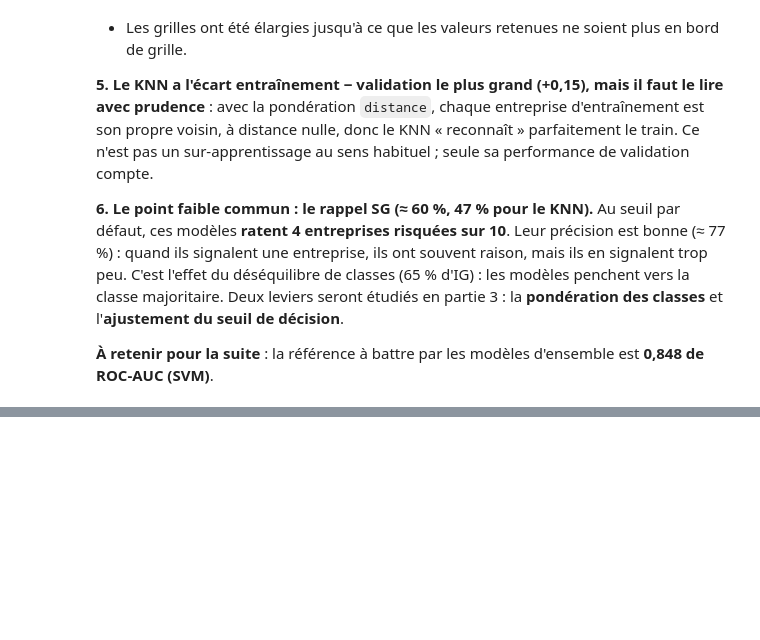
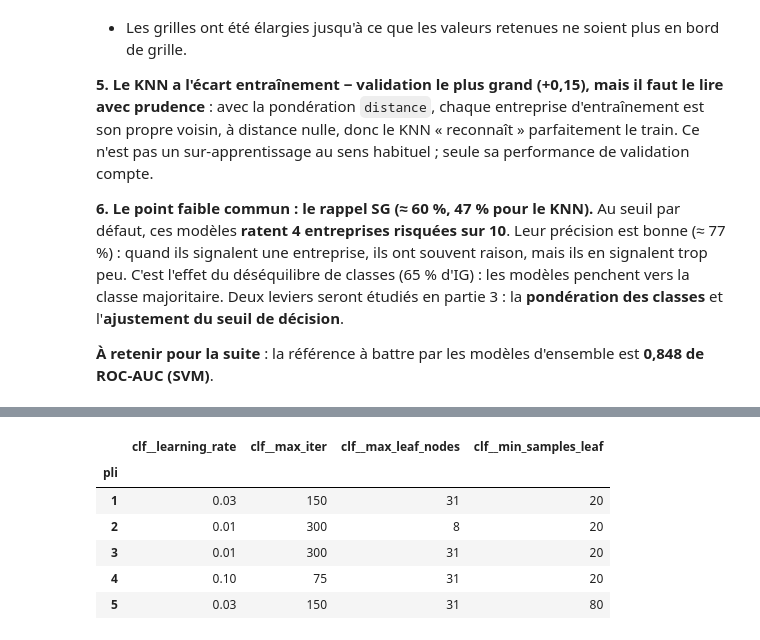
Before and after one commit to samiguessoum/hedgehogs-credit-risk-ml, a Jupyter notebook: hedgehogs_credit_risk.ipynb, the cells around one changed output, grey strips where cells are left out. Cells and saved outputs as stored; diff of their text form; code cells hidden in the pictures; blank space fills up the shorter version.

```diff
--- a/hedgehogs_credit_risk.ipynb
+++ b/hedgehogs_credit_risk.ipynb
@@ -1978,0 +2034,11 @@ plt.tight_layout(); plt.show()
+# %%
+pipe_gb = Pipeline([("prep", preprocesseur("passthrough")),
+                    ("clf", HistGradientBoostingClassifier(early_stopping=False, random_state=SEED))])
+grille_gb = {"clf__learning_rate": [0.01, 0.03, 0.1],
+             "clf__max_iter": [75, 150, 300],
+             "clf__max_leaf_nodes": [8, 31],
+             "clf__min_samples_leaf": [20, 80]}
+cv_imbriquee("Gradient boosting", pipe_gb, grille_gb)
+display(resume(["Gradient boosting"]))
+RESULTATS["Gradient boosting"]["choix"]
+# %% [output]
@@ -1978,0 +2047,7 @@ plt.tight_layout(); plt.show()
+|  | clf__learning_rate | clf__max_iter | clf__max_leaf_nodes | clf__min_samples_leaf |
+| pli |  |  |  |  |
+| 1 | 0.03 | 150 | 31 | 20 |
+| 2 | 0.01 | 300 | 8 | 20 |
+| 3 | 0.01 | 300 | 31 | 20 |
+| 4 | 0.10 | 75 | 31 | 20 |
+| 5 | 0.03 | 150 | 31 | 80 |
```
Also changed, not shown: parts of 19 cells of this notebook, 1 other file.
